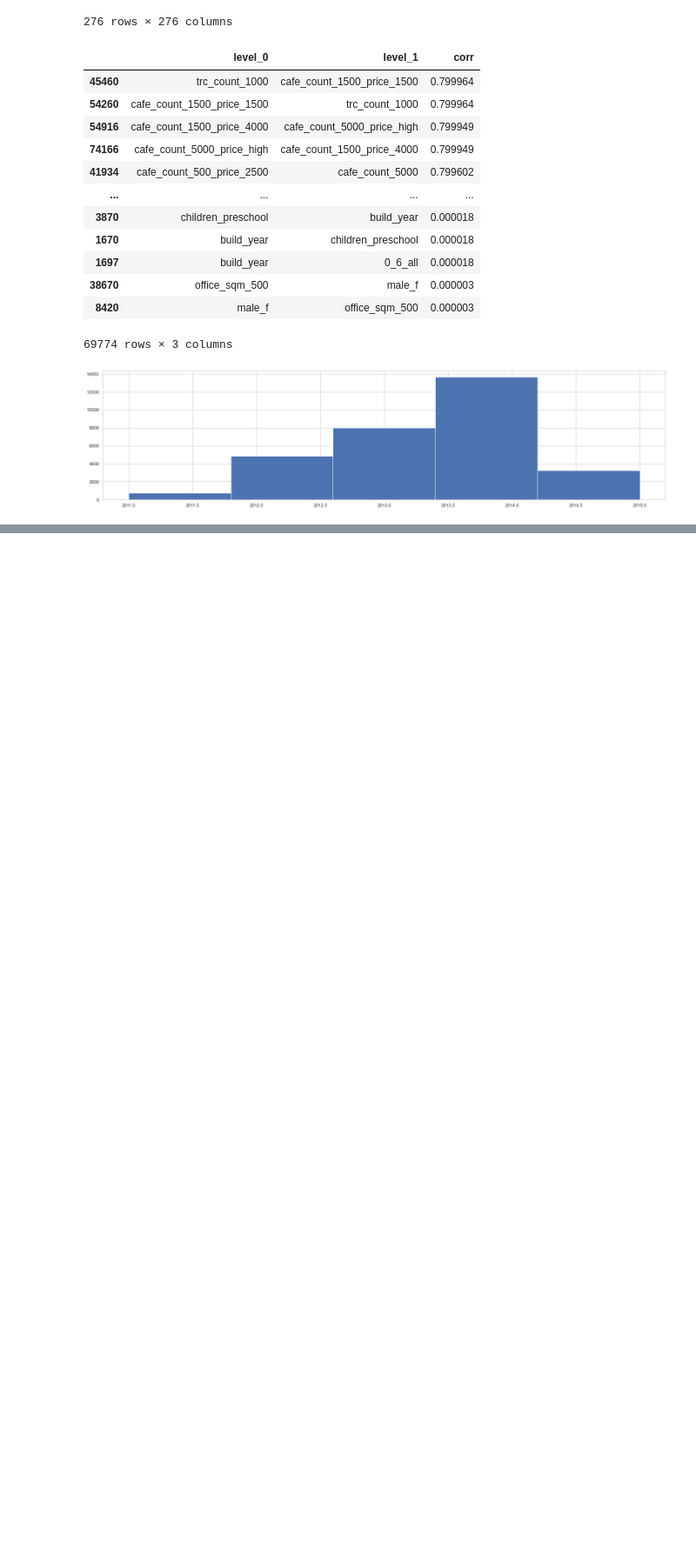
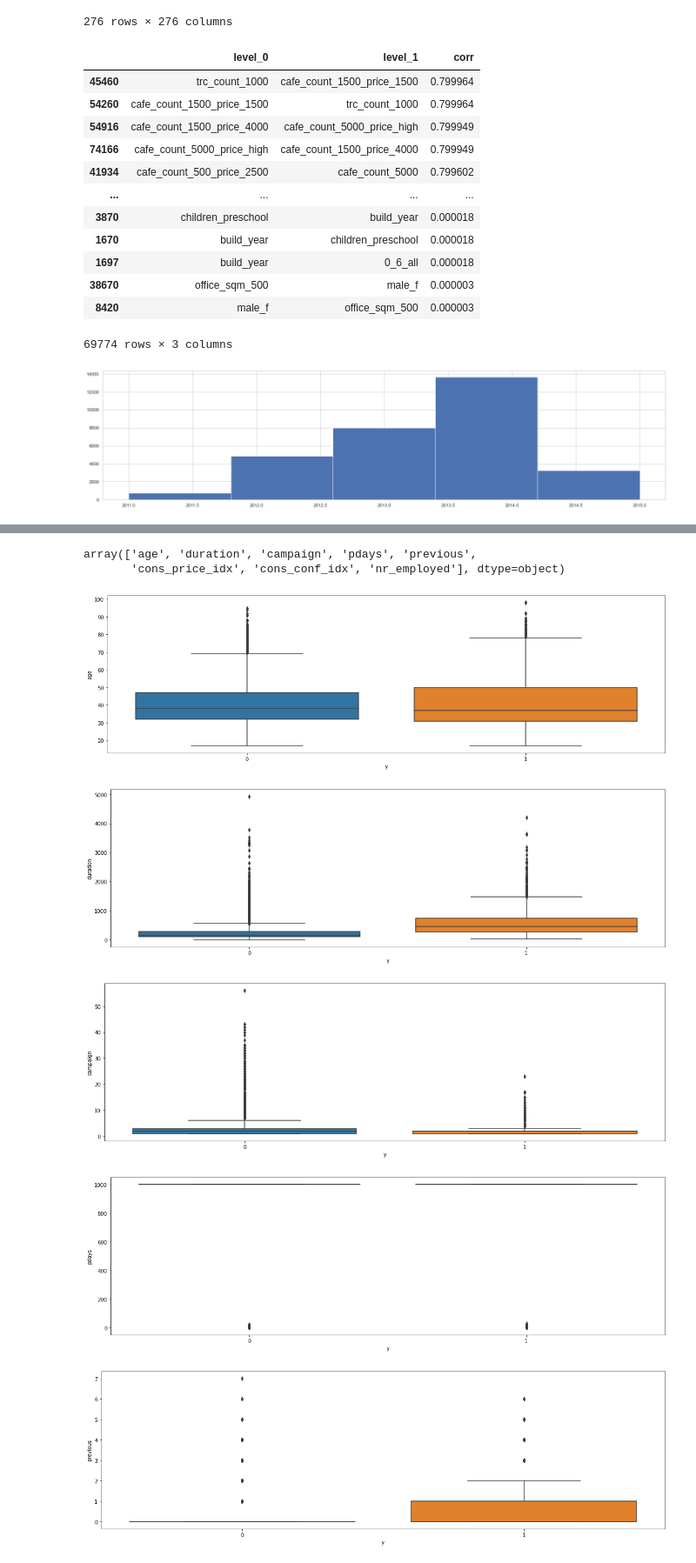
Before and after one commit to AlexanderGithubProfile/TEMP_WORKING_REPOSITORY, a Jupyter notebook: karpov_start_ml_course.ipynb, the cells around one changed output, grey strips where cells are left out. Shown at 87% size. Drawn from its saved outputs; the diff is of its cells as text; code cells hidden in the pictures; blank space fills up the shorter version.

```diff
--- a/karpov_start_ml_course.ipynb
+++ b/karpov_start_ml_course.ipynb
@@ -1693,0 +1979,19 @@ print(get_top_abs_correlations(df[numeric_columns], 50)) #выведем топ
+# %%
+from sklearn.feature_selection import VarianceThreshold
+cutter = VarianceThreshold(threshold=0.1)
+cutter.fit(test_data)
+cutter.get_feature_names_out()
+# %% [output]
+array(['age', 'duration', 'campaign', 'pdays', 'previous',
+       'cons_price_idx', 'cons_conf_idx', 'nr_employed'], dtype=object)
+# %%
+for i in test_data.columns:
+    plt.figure(figsize=(16,5))
+    sns.boxplot(x=test_data['y'], y=test_data[i])
+    plt.tight_layout()
+# %% [output]
+[figure, added]
+[figure, added]
+[figure, added]
+[figure, added]
+[figure, added]
```
Also changed, not shown: parts of 63 cells of this notebook.
